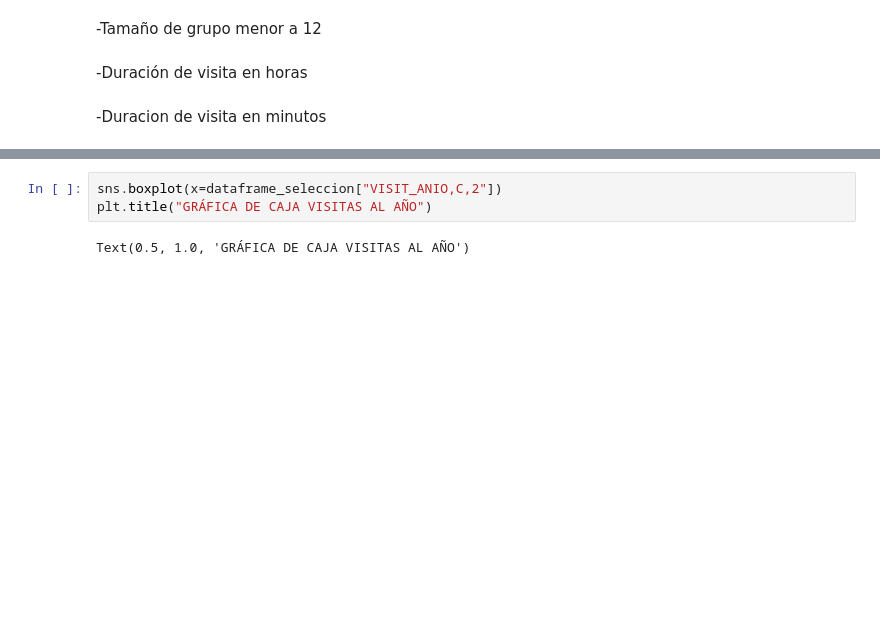
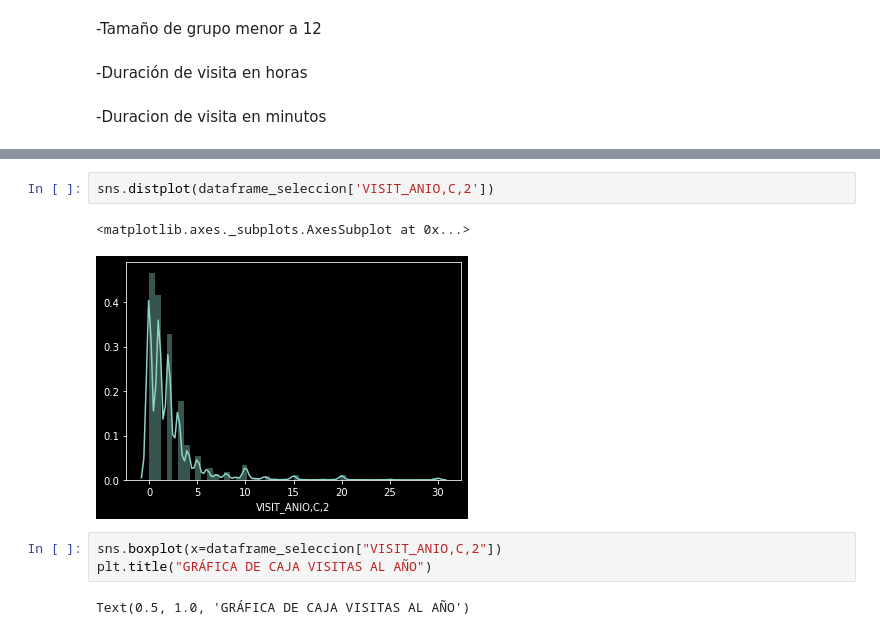
Before and after one commit to BrandonIslas/Proyecto1_Mineria_Datos, a Jupyter notebook: Reporte_Limpieza.ipynb, the cells around one changed output, grey strips where cells are left out. Cells and saved outputs as stored; diff of their text form; blank space fills up the shorter version.

```diff
--- a/Reporte_Limpieza.ipynb
+++ b/Reporte_Limpieza.ipynb
@@ -161,3 +167,8 @@ Text(0.5, 1.0, 'EDAD')
+# %%
+sns.distplot(dataframe_seleccion['VISIT_ANIO,C,2'])
+# %% [output]
+<matplotlib.axes._subplots.AxesSubplot at 0x...>
+[figure, added]
 # %%
 sns.boxplot(x=dataframe_seleccion["VISIT_ANIO,C,2"])
 plt.title("GRÁFICA DE CAJA VISITAS AL AÑO")
```
Also changed, not shown: parts of 7 cells of this notebook, 2 other files.
